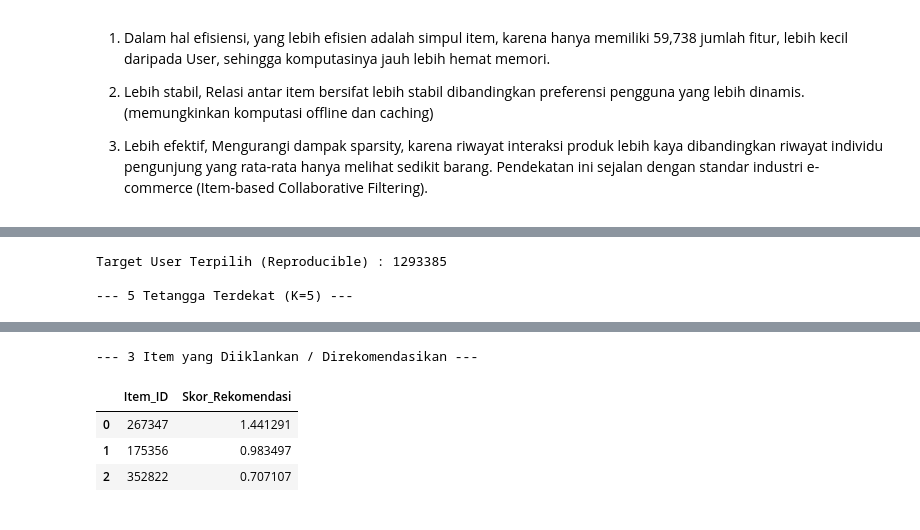
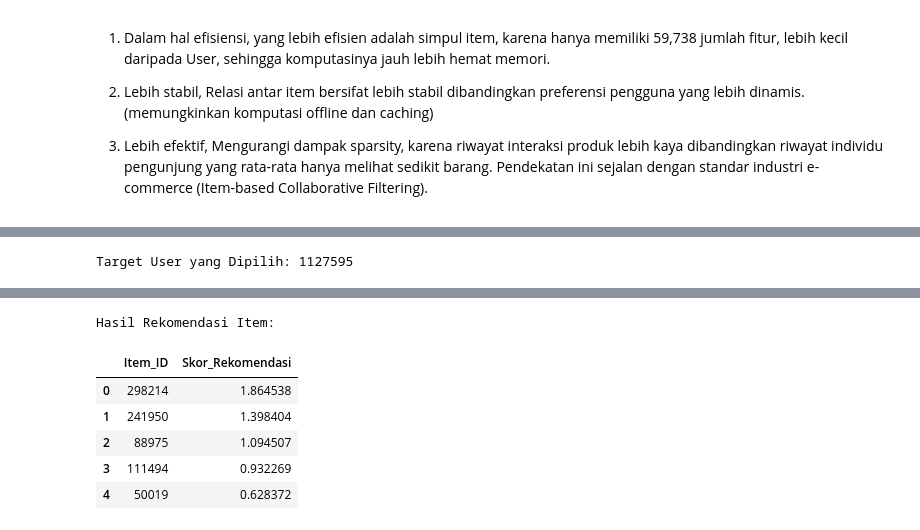
Before and after one commit to Hxnss/UTS-GSD, a Jupyter notebook: uts-gsd.ipynb, the cells around one changed output, grey strips where cells are left out. Cells and saved outputs as stored; diff of their text form; code cells hidden in the pictures.

```diff
--- a/uts-gsd.ipynb
+++ b/uts-gsd.ipynb
@@ -527,12 +531,12 @@ Cuplikan Representasi Vektor (5 Item pertama x 8 User pertama):
 | Item_32 | 0 | 0 | 0 | 0 | 0 | 0 | 0 | 0 |
 | Item_42 | 0 | 0 | 0 | 0 | 0 | 0 | 0 | 0 |
 # %%
-# Mengambil sampel 4 Item yang memiliki interaksi moderat
+# Mengambil sampel 4 item
 item_counts = df_p1['itemid'].value_counts()
-sample_item_ids = item_counts[(item_counts >= 3) & (item_counts <= 6)].head(4).index
+sample_item_ids = item_counts[(item_counts >= 3) & (item_counts <= 6)].head(5).index
 sub_df_item = df_p1[df_p1['itemid'].isin(sample_item_ids)]
 
-# Membangun Graf Bipartit berorientasi Item
+# membuat Graf Bipartit untuk Item
 B_item = nx.Graph()
 
 for _, row in sub_df_item.iterrows():
@@ -542,14 +546,10 @@ for _, row in sub_df_item.iterrows():
     B_item.add_node(u_node, node_type="User")
     B_item.add_edge(i_node, u_node, event=row['event'])
 
-# Visualisasi Plot
 plt.figure(figsize=(12, 7))
 pos = nx.spring_layout(B_item, seed=42, k=0.7)
-
 item_nodes = [n for n, d in B_item.nodes(data=True) if d['node_type'] == 'Item']
 user_nodes = [n for n, d in B_item.nodes(data=True) if d['node_type'] == 'User']
-
-# Pada plot ini, Item dibuat lebih besar/menonjol sebagai pusat analisis
 nx.draw_networkx_nodes(B_item, pos, nodelist=item_nodes, node_color='#ff7f0e', node_size=1300, label='Item (Produk)')
 nx.draw_networkx_nodes(B_item, pos, nodelist=user_nodes, node_color='#1f77b4', node_size=600, label='User (Visitor)')
 nx.draw_networkx_edges(B_item, pos, edge_color='gray', alpha=0.6, width=1.5)
@@ -608,6 +617,6 @@ display(df_top5)
 # %%
-# 1. Query untuk menuliskan (WRITE-BACK) relasi SIMILAR_TO ke dalam graf Neo4j
-query_write = """
+# 1. Query write
+query_7b = """
 MATCH (target:Item {itemId: 309778})<-[:VIEWED|ADDED_TO_CART|BOUGHT]-(v:Visitor)-[:VIEWED|ADDED_TO_CART|BOUGHT]->(other:Item)
 WHERE target <> other
 WITH target, other, count(DISTINCT v) AS intersection
@@ -634,15 +643,13 @@ ORDER BY similarity_score DESC
 
 with GraphDatabase.driver(URI, auth=AUTH) as driver:
     with driver.session(database="neo4j") as session:
-        # Tulis ke database
-        session.run(query_write)
+        session.run(query_7b)
         print("Nilai similarity berhasil ditulis kembali ke graf (Relasi :SIMILAR_TO terbentuk)!\n")
 
-        # Ambil dan verifikasi hasilnya
         res_verify = session.run(query_verify)
         df_verified = pd.DataFrame([r.data() for r in res_verify])
 
-print("=== Hasil Query Relasi Similarity yang Tersimpan di Graf ===")
+print("Hasil Query Relasi Similarity yang Tersimpan di Graf")
 display(df_verified)
 # %% [output]
 Nilai similarity berhasil ditulis kembali ke graf (Relasi :SIMILAR_TO terbentuk)!
@@ -741,10 +749,5 @@ TypeError: unhashable type: 'list'
 # %%
-import pandas as pd
-import numpy as np
-import scipy.sparse as sp
-from sklearn.metrics.pairwise import cosine_similarity
-
-# 1. Membaca data P1 Training
+# 1. Membaca data training P1
 df_p1 = pd.read_csv(r"data\events_p1_train.csv")
 
 # 2. Rekonstruksi Matriks VSM User
@@ -762,60 +765,45 @@ weights = df_p1['event'].map(bobot_map)
 
 vsm_matrix = sp.csr_matrix((weights, (user_indices, item_indices)), shape=(n_users, n_items))
 
-# 3. Pemilihan User Acak yang Dapat Di-reproduksi (Reproducible)
-item_user_counts = df_p1.groupby('itemid')['visitorid'].nunique()
-shared_items = item_user_counts[item_user_counts >= 3].index
-users_pool = df_p1[df_p1['itemid'].isin(shared_items)]['visitorid'].value_counts()
-candidates = users_pool[users_pool >= 5].index.values
-
-np.random.seed(20)  # Seed ditetapkan agar hasil selalu konsisten saat diuji ulang
-target_user = int(np.random.choice(candidates))
+#target user
+target_user = 1127595
 target_idx = user_cat.cat.categories.get_loc(target_user)
 
-print(f"Target User Terpilih (Reproducible) : {target_user}")
+print(f"Target User yang Dipilih: {target_user}")
 
-# 4. Perhitungan Cosine Similarity terhadap Seluruh User
+# cari tetangga dan cosine
+
 target_vec = vsm_matrix[target_idx]
 sims = cosine_similarity(target_vec, vsm_matrix).flatten()
-sims[target_idx] = -1.0  # Mengabaikan kemiripan dengan diri sendiri
+sims[target_idx] = -1.0  # Abaikan diri sendiri
 
-# 5. Penentuan K=5 Tetangga Terdekat (KNN)
 K = 5
 top_k_idx = np.argsort(sims)[::-1][:K]
 top_k_users = user_cat.cat.categories[top_k_idx]
 top_k_sims = sims[top_k_idx]
 
 df_knn = pd.DataFrame({
-    'Tetangga_Ke': range(1, K + 1),
+    'Peringkat': range(1, K + 1),
     'Visitor_ID': top_k_users,
     'Cosine_Similarity': top_k_sims
 })
-
-print("\n--- 5 Tetangga Terdekat (K=5) ---")
 display(df_knn)
 
-# 6. Agregasi Skor Rekomendasi Item
-# Ambil daftar item yang sudah pernah dilihat oleh target user (agar tidak diiklankan ulang)
+# Skor rekomendasi
 seen_items = set(df_p1[df_p1['visitorid'] == target_user]['itemid'])
 
 candidate_scores = {}
 for n_idx, sim in zip(top_k_idx, top_k_sims):
-    if sim <= 0:
-        continue
     row = vsm_matrix[n_idx].tocoo()
     for c_idx, val in zip(row.col, row.data):
         item_id = item_cat.cat.categories[c_idx]
         if item_id not in seen_items:
-            # Formula: skor(u, i) = sum(similarity * bobot_interaksi_tetangga)
             candidate_scores[item_id] = candidate_scores.get(item_id, 0.0) + (sim * val)
 
-# 7. Mengambil Top 3 Rekomendasi
-sorted_rec = sorted(candidate_scores.items(), key=lambda x: x[1], reverse=True)[:3]
-df_rec = pd.DataFrame(sorted_rec, columns=['Item_ID', 'Skor_Rekomendasi'])
+sorted_rec = sorted(candidate_scores.items(), key=lambda x: x[1], reverse=True)
+df_rec = pd.DataFrame(sorted_rec[:5], columns=['Item_ID', 'Skor_Rekomendasi'])
 
-print("\n--- 3 Item yang Diiklankan / Direkomendasikan ---")
+print("\nHasil Rekomendasi Item:")
 display(df_rec)
 # %% [output]
-Target User Terpilih (Reproducible) : 1293385
-
---- 5 Tetangga Terdekat (K=5) ---
+Target User yang Dipilih: 1127595
@@ -828,6 +816,8 @@ Target User Terpilih (Reproducible) : 1293385
---- 3 Item yang Diiklankan / Direkomendasikan ---
+Hasil Rekomendasi Item:
 |  | Item_ID | Skor_Rekomendasi |
-| 0 | 267347 | 1.441291 |
-| 1 | 175356 | 0.983497 |
-| 2 | 352822 | 0.707107 |
+| 0 | 298214 | 1.864538 |
+| 1 | 241950 | 1.398404 |
+| 2 | 88975 | 1.094507 |
+| 3 | 111494 | 0.932269 |
+| 4 | 50019 | 0.628372 |
 # %% [markdown]
```
Also changed, not shown: parts of 43 cells of this notebook.
